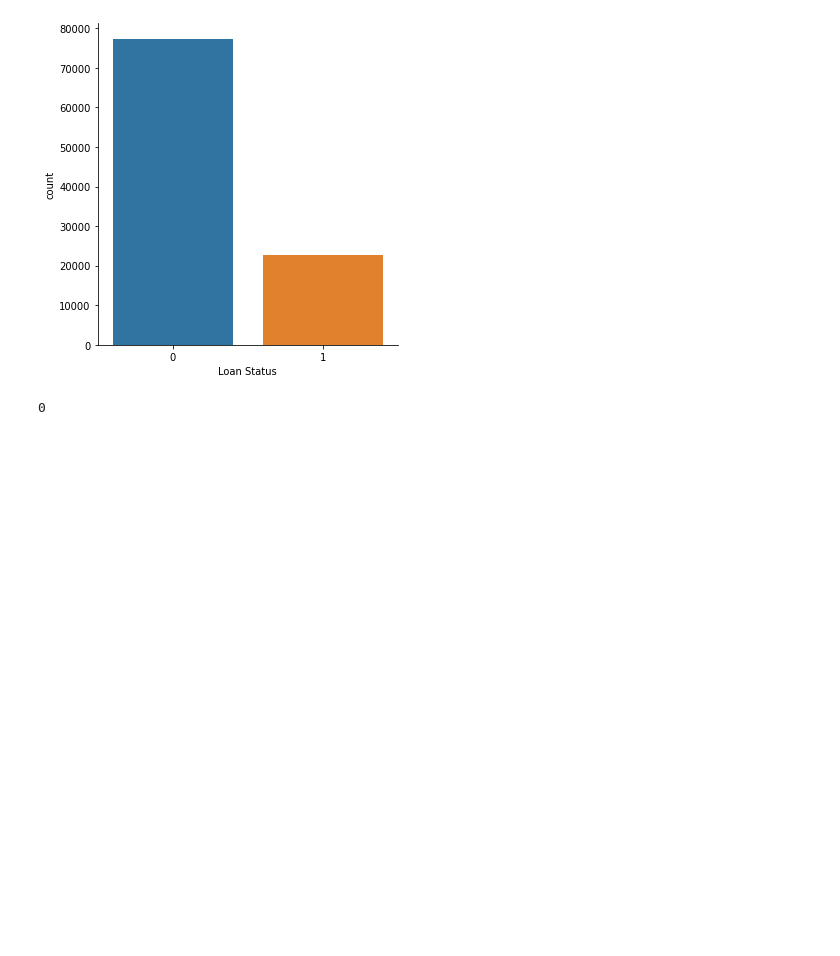
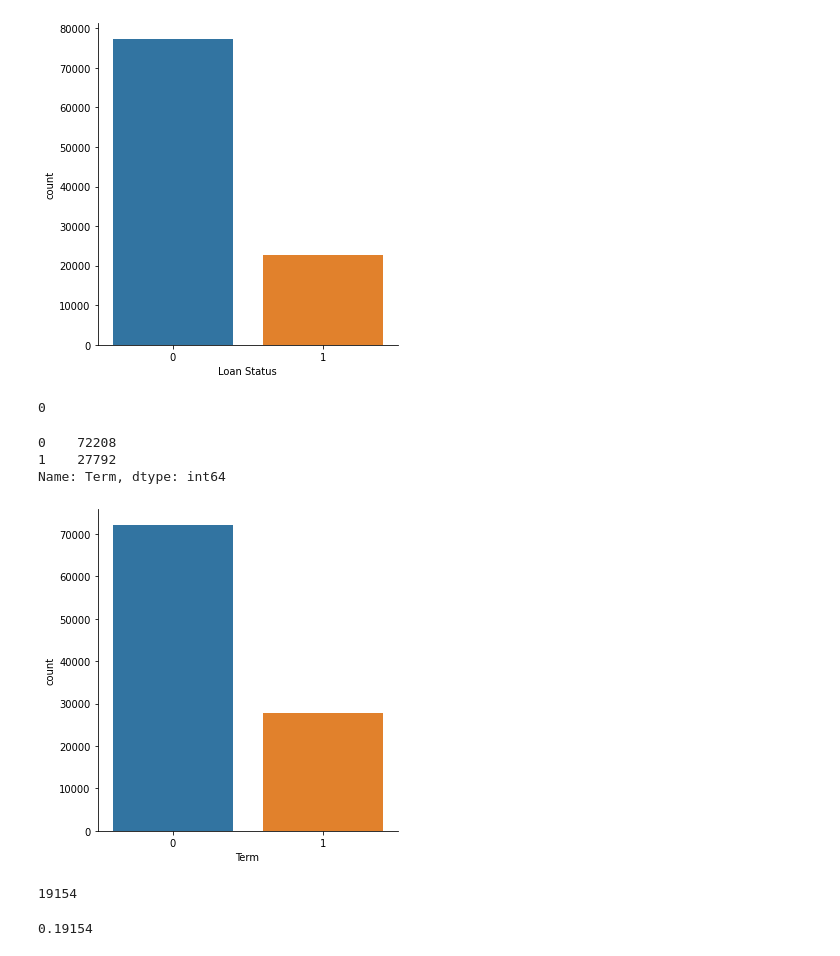
Before and after one commit to shared-repo/ssac-academy, a Jupyter notebook: workspace/code-workspace/ml/h.example.ipynb, the cells around one changed output. Drawn from its saved outputs; the diff is of its cells as text; code cells hidden in the pictures; blank space fills up the shorter version.

```diff
--- a/workspace/code-workspace/ml/h.example.ipynb
+++ b/workspace/code-workspace/ml/h.example.ipynb
@@ -184,3 +184,34 @@ plt.show()
 # credit_df['Term'].value_counts()
 # %% [output]
 0
+# %%
+# Term 속성의 값을 범주형 인코딩
+
+# from sklearn.preprocessing import LabelEncoder
+
+# le = LabelEncoder()
+# credit_df['Term'] = le.fit_transform(credit_df['Term'])
+# credit_df['Term'] = credit_df['Term'].map(lambda v : 0 if v == 1 else 1)
+
+credit_df['Term'].replace(('Short Term', 'Long Term'), (0, 1), inplace=True)
+# %%
+# Term 속성의 범주형 인코딩 확인
+
+print( credit_df['Term'].value_counts() )
+
+sns.catplot(data=credit_df, x='Term', kind="count")
+plt.show()
+# %% [output]
+0    72208
+1    27792
+Name: Term, dtype: int64
+[figure, added]
+# %%
+# Credit Score 속성의 missing value 확인
+
+# credit_df['Credit Score'].head()
+print( credit_df['Credit Score'].isna().sum() )
+credit_df['Credit Score'].isna().sum() / credit_df.shape[0]
+# %% [output]
+19154
+0.19154
```
Also changed, not shown: parts of 5 cells of this notebook.
